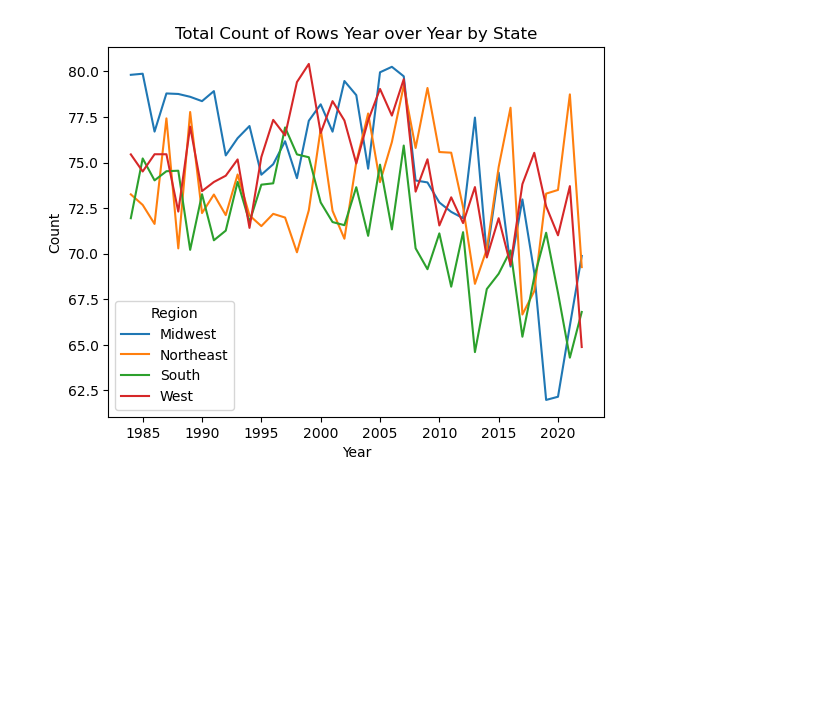
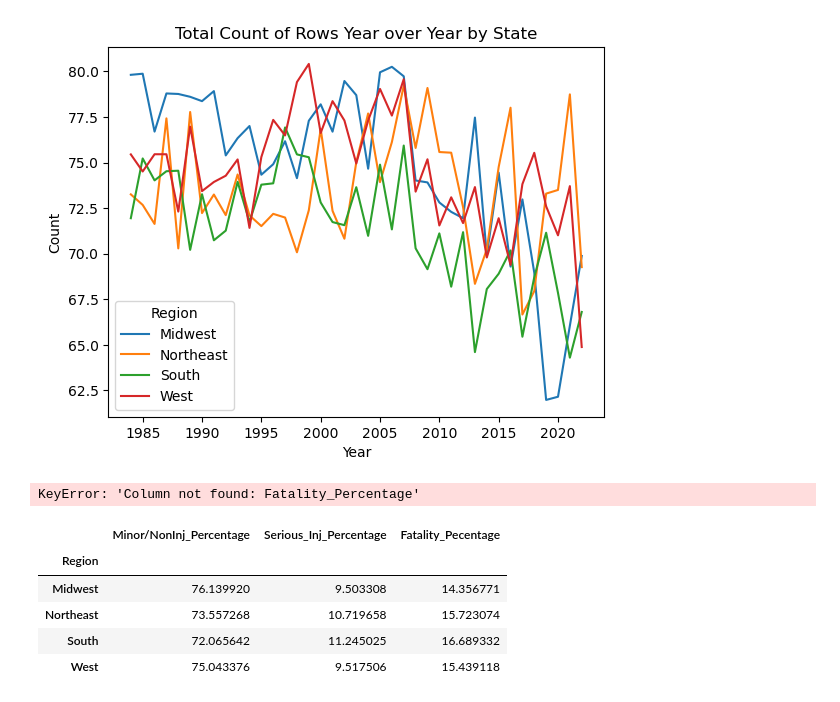
Before and after one commit to sunnywithcurlyhair/DS-Project-1, a Jupyter notebook: wd_aviation_analysis.ipynb, the cells around one changed output. Cells and saved outputs as stored; diff of their text form; code cells hidden in the pictures; blank space fills up the shorter version.

```diff
--- a/wd_aviation_analysis.ipynb
+++ b/wd_aviation_analysis.ipynb
@@ -113,0 +118,20 @@ plt.show()
+# %%
+minor = df_us.groupby(['Region'])['Minor/NonInj_Percentage'].mean().to_frame()
+major = df_us.groupby(['Region'])['Serious_Inj_Percentage'].mean().to_frame()
+fatal = df_us.groupby(['Region'])['Fatality_Pecentage'].mean().to_frame()
+totals = df_us.groupby(['Region']).size()
+# %% [output]
+KeyError: 'Column not found: Fatality_Percentage'
+# %%
+col_selector = ['Region', 'Minor/NonInj_Percentage', 'Serious_Inj_Percentage', 'Fatality_Pecentage']
+total_new = df_us[col_selector].groupby('Region').mean()
+# total_new['Total'] = totals
+
+total_new
+# %% [output]
+|  | Minor/NonInj_Percentage | Serious_Inj_Percentage | Fatality_Pecentage |
+| Region |  |  |  |
+| Midwest | 76.139920 | 9.503308 | 14.356771 |
+| Northeast | 73.557268 | 10.719658 | 15.723074 |
+| South | 72.065642 | 11.245025 | 16.689332 |
+| West | 75.043376 | 9.517506 | 15.439118 |
```
Also changed, not shown: parts of 6 cells of this notebook, 2 other files.
